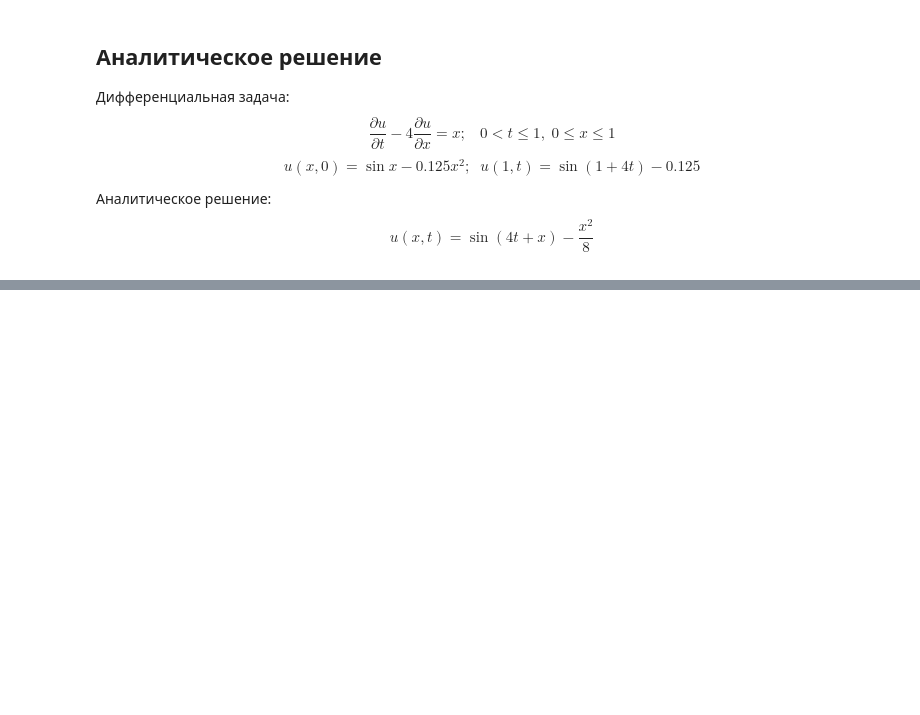
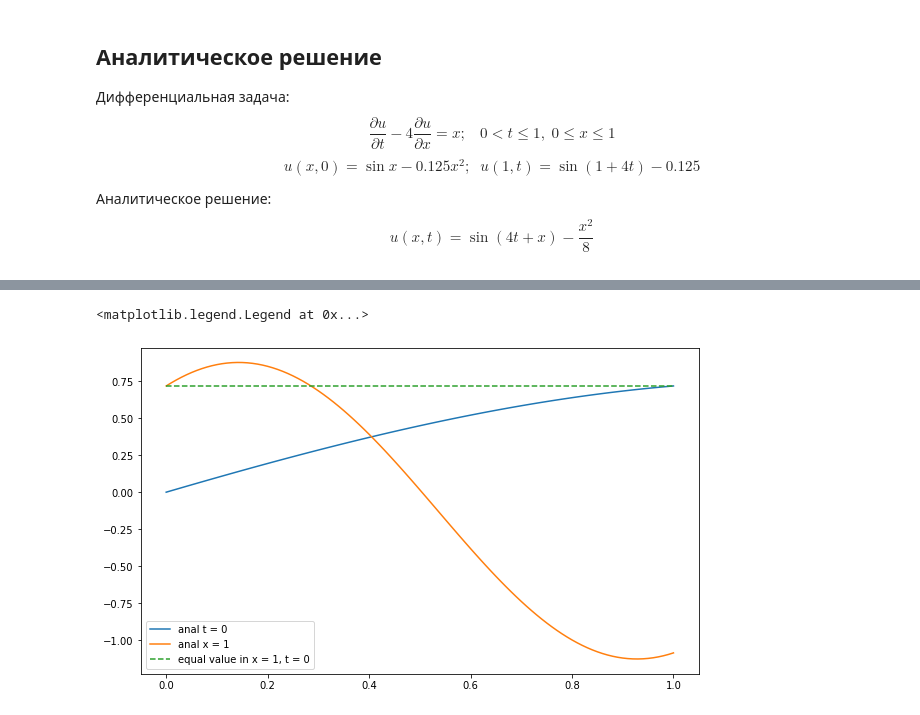
Before and after one commit to yarvod/Comp_math, a Jupyter notebook: 5_lab/5_lab.ipynb, the cells around one changed output, grey strips where cells are left out. Drawn from its saved outputs; the diff is of its cells as text; code cells hidden in the pictures; blank space fills up the shorter version.

```diff
--- a/5_lab/5_lab.ipynb
+++ b/5_lab/5_lab.ipynb
@@ -35,0 +36,9 @@ $$u_L^n = ?,\; n = \overline{1,N}; \;\;\; u_{L-2}^n =?,\; n = \overline{1,N}. $$
+# %%
+L = 20
+N = 20
+h = 1/L
+tau = 1/N
+a = -4
+# %%
+x = np.arange(0,1+1/(10*L),1/L)
+t = np.arange(0,1+1/(10*N),1/N)
@@ -35,0 +59,9 @@ $$u_L^n = ?,\; n = \overline{1,N}; \;\;\; u_{L-2}^n =?,\; n = \overline{1,N}. $$
+# %%
+plt.figure(figsize = (10,6))
+plt.plot(x, np.vectorize(anal)(x, np.zeros(N+1)))
+plt.plot(t, np.vectorize(anal)(np.ones(L+1), t))
+plt.plot(x, [anal(1,0) for i in range(len(x))], ls='--')
+plt.legend(['anal t = 0', 'anal x = 1', 'equal value in x = 1, t = 0'])
+# %% [output]
+<matplotlib.legend.Legend at 0x...>
+[figure, added]
```
Also changed, not shown: parts of 13 cells of this notebook, 2 other files.
